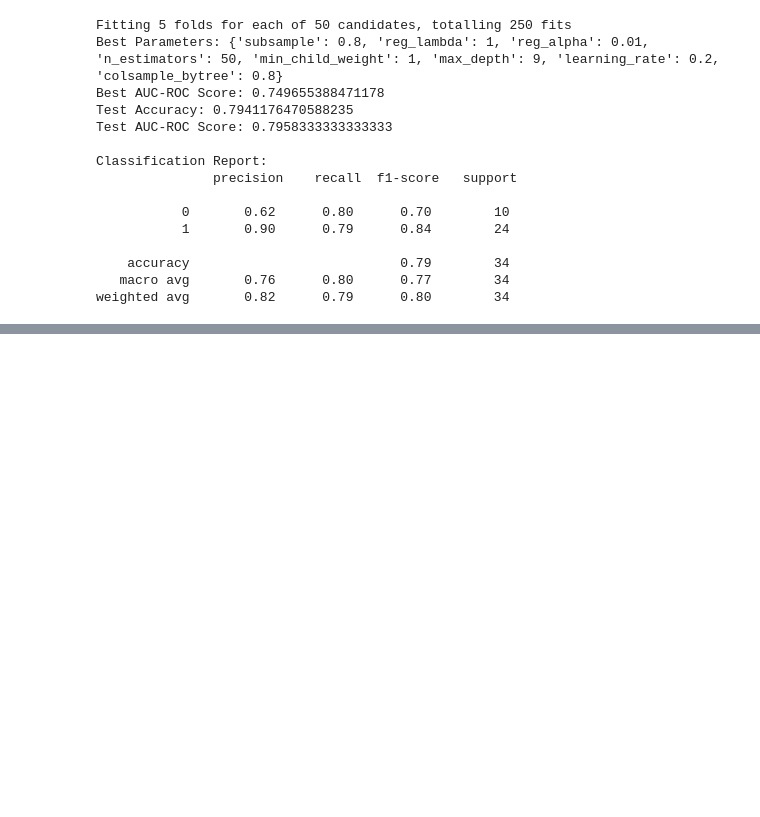
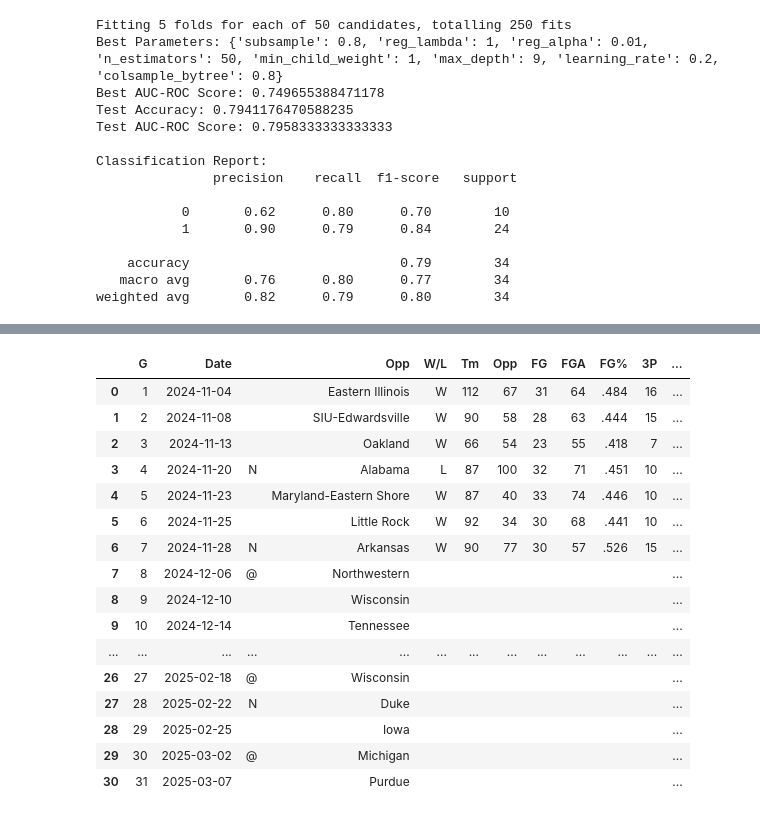
Before and after one commit to UIUC-DSC/team-townies-fa24, a Jupyter notebook: Modeling.ipynb, the cells around one changed output, grey strips where cells are left out. Drawn from its saved outputs; the diff is of its cells as text; code cells hidden in the pictures; blank space fills up the shorter version.

```diff
--- a/Modeling.ipynb
+++ b/Modeling.ipynb
@@ -780,0 +776,27 @@ Test AUC-ROC Score: 0.875
+# %%
+url2 = 'https://www.sports-reference.com/cbb/schools/illinois/men/2025-gamelogs.html'
+page2 = requests.get(url2)
+soup2 = BeautifulSoup(page2.text, 'html')
+
+log_table = soup2.find('table', id='sgl-basic_NCAAM')
+
+log_elements = log_table.find_all('th', scope='col')
+log_titles = [th.get_text(strip=True) for th in log_elements]
+df_log = pd.DataFrame(columns=log_titles)
+
+log_body = log_table.find('tbody')
+log_rows = log_body.find_all('tr')
+for row in log_rows:
+    if 'over_header thead' in row.get('class', []):
+        continue
+    elif 'thead' in row.get('class', []):
+        continue
+
+    header = row.find_all('th')
+    data = row.find_all('td')
+
+    whole_row = [th.get_text(strip=True) for th in header]
+    whole_row.extend([td.get_text(strip=True) for td in data])
+    print(whole_row)
+
+    df_log.loc[len(df_log)] = whole_row
@@ -780,0 +821,20 @@ Test AUC-ROC Score: 0.875
+# %%
+df_log
+# %% [output]
+|  | G | Date |  | Opp | W/L | Tm | Opp | FG | FGA | FG% | 3P | ... |
+| 0 | 1 | 2024-11-04 |  | Eastern Illinois | W | 112 | 67 | 31 | 64 | .484 | 16 | ... |
+| 1 | 2 | 2024-11-08 |  | SIU-Edwardsville | W | 90 | 58 | 28 | 63 | .444 | 15 | ... |
+| 2 | 3 | 2024-11-13 |  | Oakland | W | 66 | 54 | 23 | 55 | .418 | 7 | ... |
+| 3 | 4 | 2024-11-20 | N | Alabama | L | 87 | 100 | 32 | 71 | .451 | 10 | ... |
+| 4 | 5 | 2024-11-23 |  | Maryland-Eastern Shore | W | 87 | 40 | 33 | 74 | .446 | 10 | ... |
+| 5 | 6 | 2024-11-25 |  | Little Rock | W | 92 | 34 | 30 | 68 | .441 | 10 | ... |
+| 6 | 7 | 2024-11-28 | N | Arkansas | W | 90 | 77 | 30 | 57 | .526 | 15 | ... |
+| 7 | 8 | 2024-12-06 | @ | Northwestern |  |  |  |  |  |  |  | ... |
+| 8 | 9 | 2024-12-10 |  | Wisconsin |  |  |  |  |  |  |  | ... |
+| 9 | 10 | 2024-12-14 |  | Tennessee |  |  |  |  |  |  |  | ... |
+| ... | ... | ... | ... | ... | ... | ... | ... | ... | ... | ... | ... | ... |
+| 26 | 27 | 2025-02-18 | @ | Wisconsin |  |  |  |  |  |  |  | ... |
+| 27 | 28 | 2025-02-22 | N | Duke |  |  |  |  |  |  |  | ... |
+| 28 | 29 | 2025-02-25 |  | Iowa |  |  |  |  |  |  |  | ... |
+| 29 | 30 | 2025-03-02 | @ | Michigan |  |  |  |  |  |  |  | ... |
+| 30 | 31 | 2025-03-07 |  | Purdue |  |  |  |  |  |  |  | ... |
```
Also changed, not shown: parts of 19 cells of this notebook, 1 other file.
